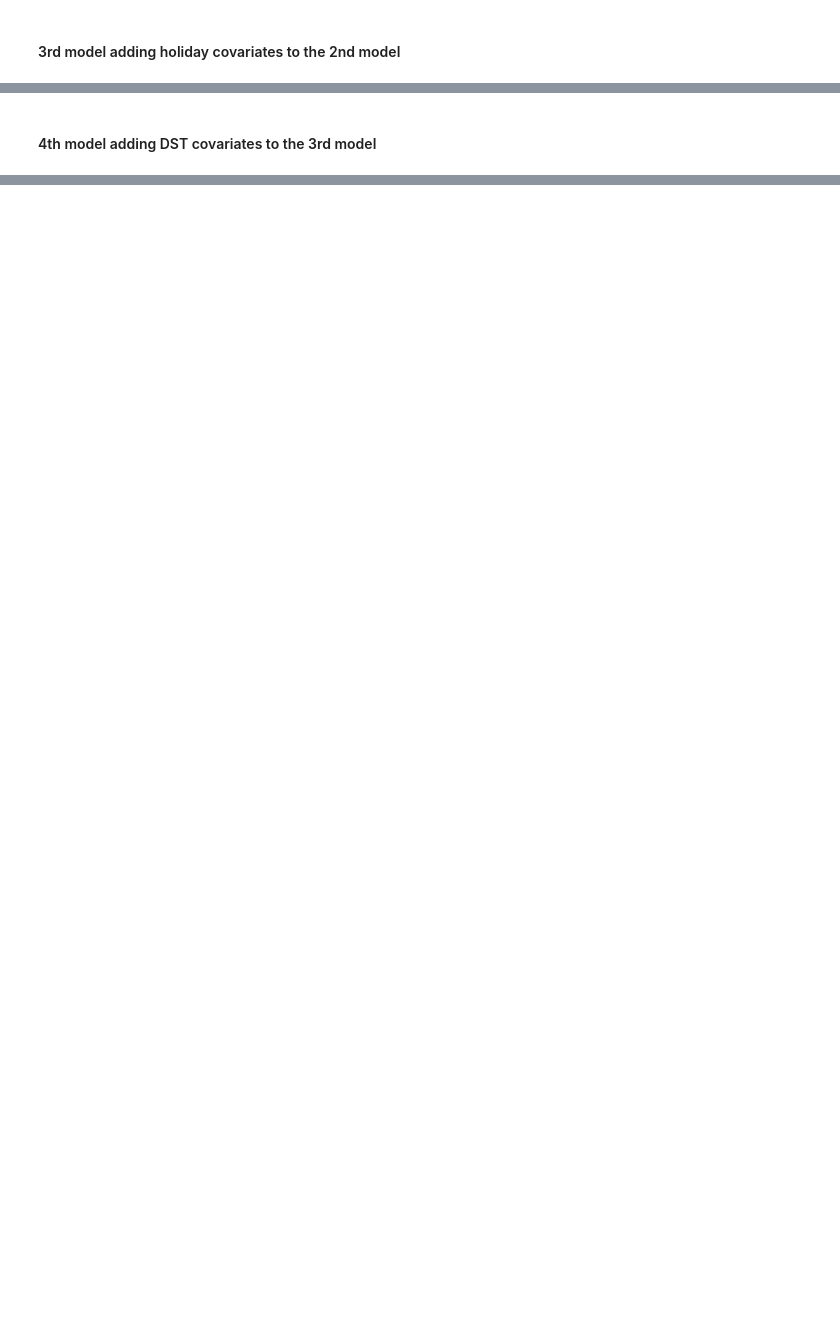
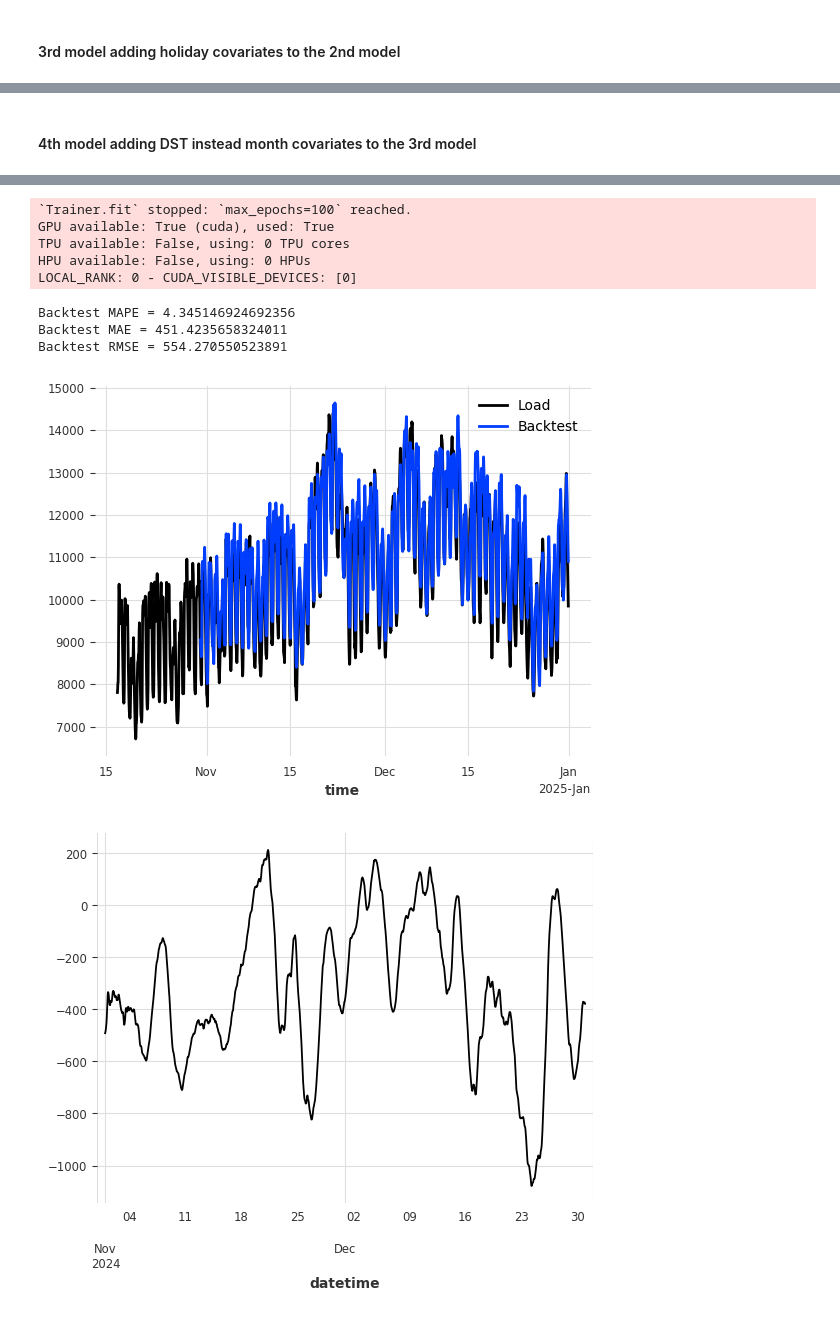
Before and after one commit to jakfar/Project, a Jupyter notebook: Final.ipynb, the cells around one changed output, grey strips where cells are left out. Drawn from its saved outputs; the diff is of its cells as text; code cells hidden in the pictures; blank space fills up the shorter version.

```diff
--- a/Final.ipynb
+++ b/Final.ipynb
@@ -330,29 +327,0 @@ Backtest RMSE = 764.5653320599566
-# %%
-import matplotlib.pyplot as plt
-import numpy as np
-from catboost import CatBoostRegressor
-from sklearn.model_selection import train_test_split
-from sklearn.metrics import mean_absolute_error, mean_squared_error
-from sklearn.metrics import mean_absolute_percentage_error, make_scorer
-from sklearn.model_selection import GridSearchCV
-
-# Make sure datetime is parsed
-#load_df['datetime'] = pd.to_datetime(load_df['datetime'])
-load_df = load_df.set_index('datetime')
-
-# Define Features and Target
-X1 = load_df[['Day_of_week', 'Hour_of_day', 'Month']]
-X2 = load_df[['Day_of_week', 'Hour_of_day', 'Month', 'Temperature']]
-X3 = load_df[['Day_of_week', 'Hour_of_day', 'Month', 'Holidays', 'Temperature']]
-X4 = load_df[['Day_of_week', 'Hour_of_day', 'Month', 'Holidays', 'Temperature', 'DST']]
-
-y1 = load_df['Load']
-y2 = load_df['Load']
-y3 = load_df['Load']
-y4 = load_df['Load']
-
-# Split data (no shuffle for time series)
-X1_train, X1_test, y1_train, y1_test = train_test_split(X1, y1, shuffle=False, test_size=0.2)
-X2_train, X2_test, y2_train, y2_test = train_test_split(X2, y2, shuffle=False, test_size=0.2)
-X3_train, X3_test, y3_train, y3_test = train_test_split(X3, y3, shuffle=False, test_size=0.2)
-X4_train, X4_test, y4_train, y4_test = train_test_split(X4, y4, shuffle=False, test_size=0.2)
@@ -644,7 +470,7 @@ eval_model_transform(rnn_model3,to_retrain=False)
 # %% [markdown]
-#### 4th model  adding DST covariates to the 3rd model
+#### 4th model  adding DST instead month covariates to the 3rd model
 # %%
-covariates4= TimeSeries.from_dataframe(load_df, time_col="datetime",value_cols=['Temperature','Month','Day_of_week', 'Hour_of_day','Holidays','DST'])
+covariates4= TimeSeries.from_dataframe(load_df, time_col="datetime",value_cols=['Temperature','Day_of_week', 'Hour_of_day','Holidays','DST'])
 rnn_model4 = RNNModel(model= 'LSTM',
                     input_chunk_length=72,
                     training_length=96,
@@ -656,3 +482,4 @@ rnn_model4.fit(load_train_transformed,
              verbose=True)
 
 eval_model_transform(rnn_model4,to_retrain=False)
+# %% [output]
@@ -658,0 +503,10 @@ eval_model_transform(rnn_model4,to_retrain=False)
+`Trainer.fit` stopped: `max_epochs=100` reached.
+GPU available: True (cuda), used: True
+TPU available: False, using: 0 TPU cores
+HPU available: False, using: 0 HPUs
+LOCAL_RANK: 0 - CUDA_VISIBLE_DEVICES: [0]
+Backtest MAPE = 4.345146924692356
+Backtest MAE = 451.4235658324011
+Backtest RMSE = 554.270550523891
+[figure, added]
+[figure, added]
```
Also changed, not shown: parts of 19 cells of this notebook.
